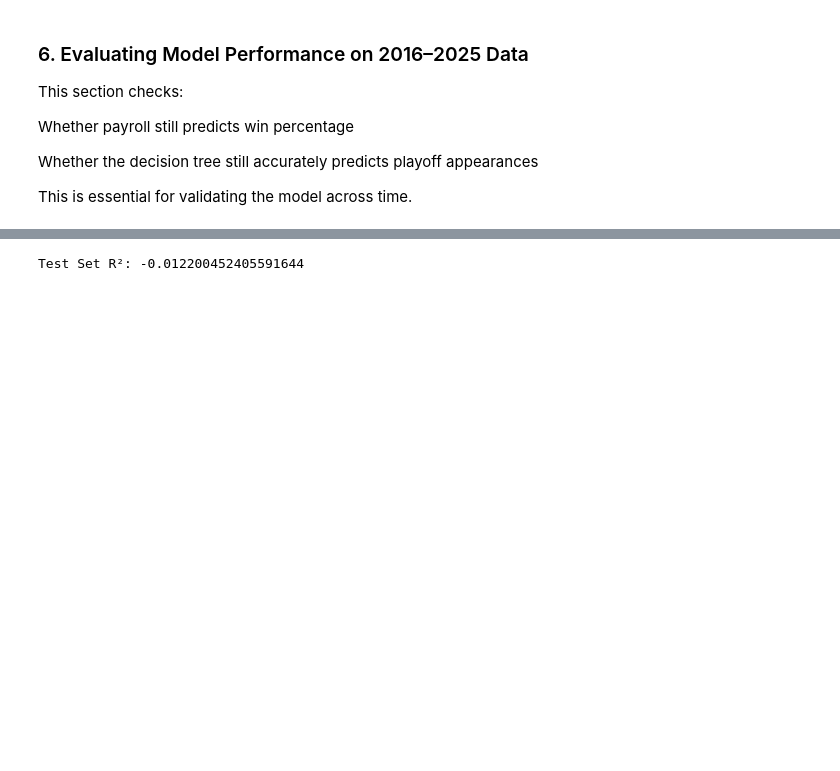
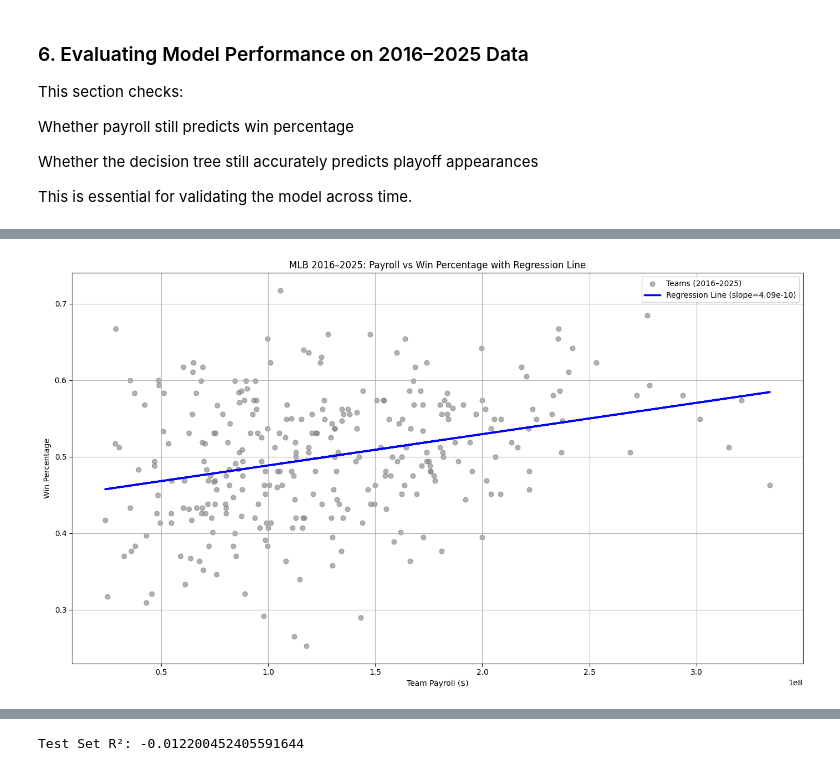
Before and after one commit to brendanmcoyne/CS506-FinalProject, a Jupyter notebook: Graphs.ipynb, the cells around one changed output, grey strips where cells are left out. Saved outputs shown, nothing was run; the diff lists cells and outputs as text; code cells hidden in the pictures; blank space fills up the shorter version.

```diff
--- a/Graphs.ipynb
+++ b/Graphs.ipynb
@@ -278,10 +289,12 @@ High payroll, high win%
 This reinforces the hypothesis that teams’ financial resources strongly influence their competitive tier.
 # %%
 payroll_test = pd.read_csv("mlb_2016_2025_payrolls.csv")
-standings_test = pd.read_csv("mlb_2016_2025_standings.csv")
+stand_test = pd.read_csv("mlb_2016_2025_standings.csv")
 
-test_df = standings_test.merge(payroll_test, on=["Year","Team"], how="left")
-test_df = test_df.dropna(subset=["Payroll"])
+df_test = stand_test.merge(payroll_test, on=["Year", "Team"], how="left")
+
+df_test["Wpct"] = df_test["Wpct"].astype(str).apply(lambda x: float(x) if float(x) > 1 else float("0"+str(x)))
+df_test["Payroll"] = df_test["Payroll"].astype(float)
 # %% [markdown]
 ### 6. Evaluating Model Performance on 2016–2025 Data
 
@@ -294,0 +364,29 @@ This is essential for validating the model across time.
+# %%
+import numpy as np
+import matplotlib.pyplot as plt
+
+# Extract variables
+X_test = df_test["Payroll"].values
+y_test = df_test["Wpct"].values
+
+# Fit regression using numpy
+coef_test, intercept_test = np.polyfit(X_test, y_test, 1)
+reg_line_test = coef_test * X_test + intercept_test
+
+# Plot
+plt.figure(figsize=(14,8))
+plt.scatter(X_test, y_test, alpha=0.6, s=40, color="gray", label="Teams (2016–2025)")
+
+# Add regression line
+plt.plot(X_test, reg_line_test, color="blue", linewidth=2.5,
+         label=f"Regression Line (slope={coef_test:.2e})")
+
+plt.title("MLB 2016–2025: Payroll vs Win Percentage with Regression Line")
+plt.xlabel("Team Payroll ($)")
+plt.ylabel("Win Percentage")
+plt.grid(True)
+plt.legend()
+plt.tight_layout()
+plt.show()
+# %% [output]
+[figure, added]
```
Also changed, not shown: parts of 9 cells of this notebook, 3 other files.
